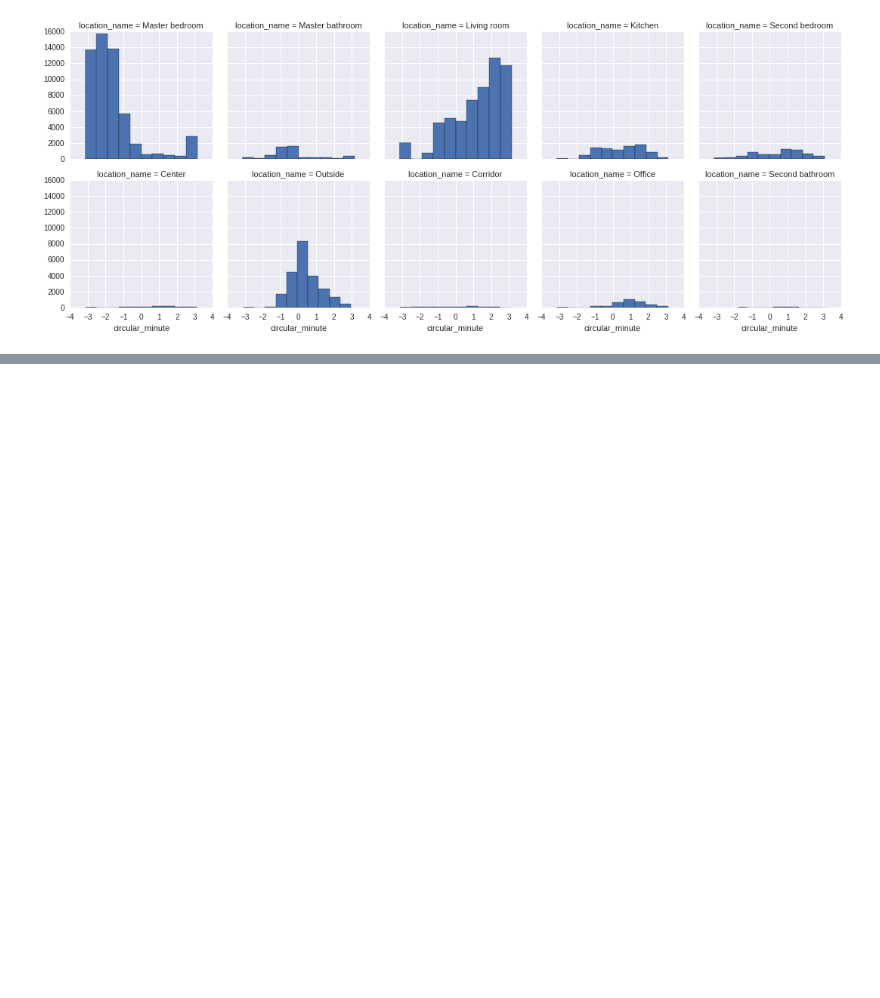
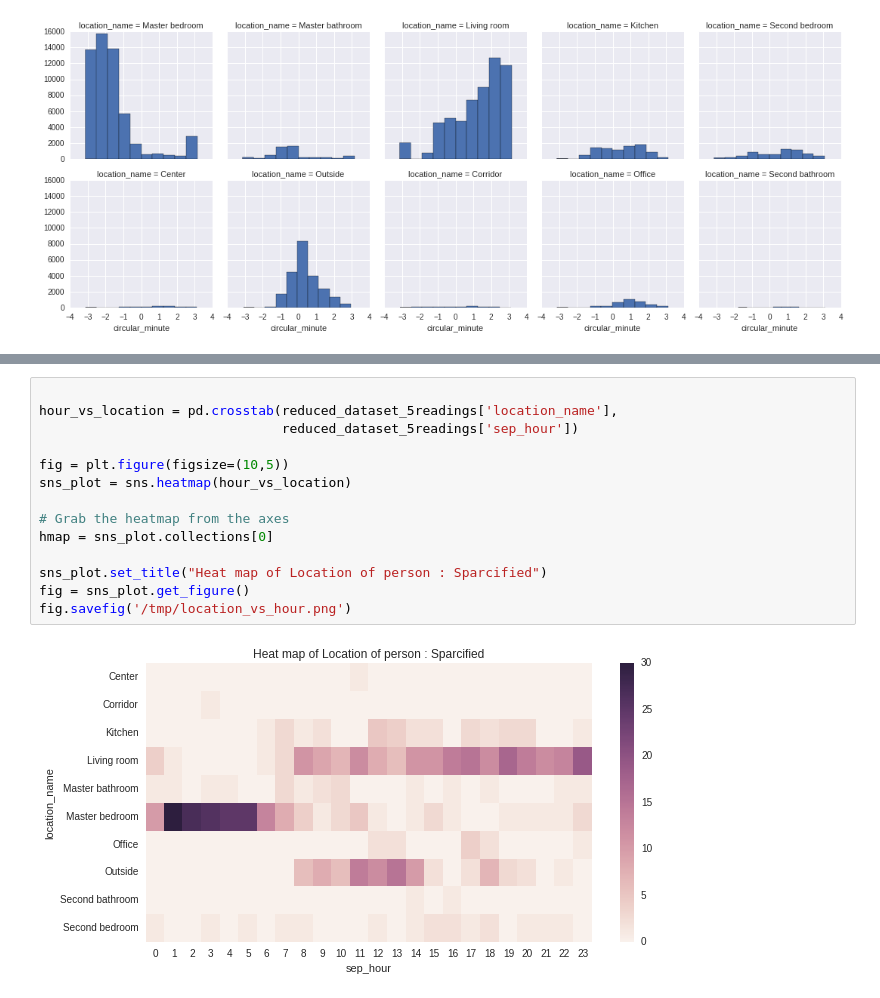
Before and after one commit to deebuls/ObjectLocationModel, a Jupyter notebook: code/Evaluation/EvaluationMasterDocument.ipynb, the cells around one changed output, grey strips where cells are left out. Drawn from its saved outputs; the diff is of its cells as text; blank space fills up the shorter version.

```diff
--- a/code/Evaluation/EvaluationMasterDocument.ipynb
+++ b/code/Evaluation/EvaluationMasterDocument.ipynb
@@ -45,0 +75,16 @@ fig.savefig('/tmp/location_vs_hour.png')
+# %%
+
+hour_vs_location = pd.crosstab(reduced_dataset_5readings['location_name'],
+                               reduced_dataset_5readings['sep_hour'])
+
+fig = plt.figure(figsize=(10,5))
+sns_plot = sns.heatmap(hour_vs_location)
+
+# Grab the heatmap from the axes
+hmap = sns_plot.collections[0]
+
+sns_plot.set_title("Heat map of Location of person : Sparcified")
+fig = sns_plot.get_figure()
+fig.savefig('/tmp/location_vs_hour.png')
+# %% [output]
+[figure, added]
```
Also changed, not shown: parts of 6 cells of this notebook, 13 other files.
